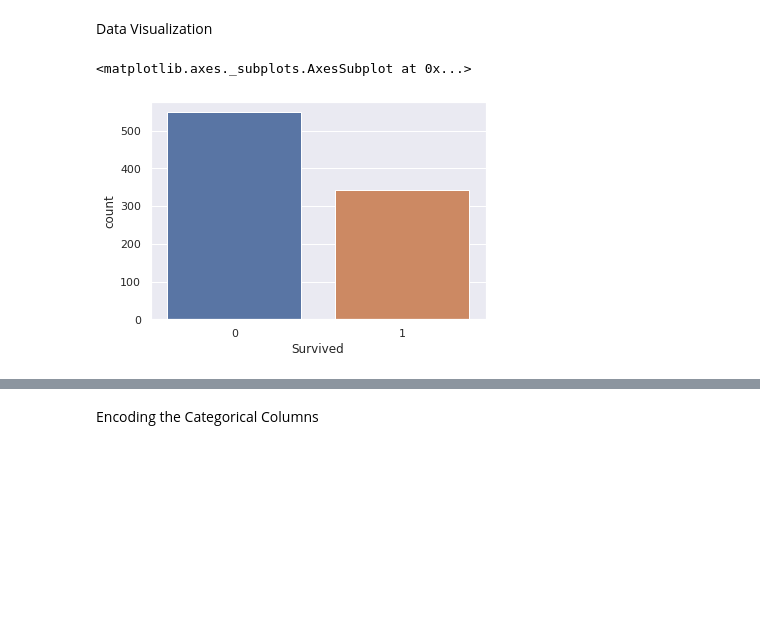
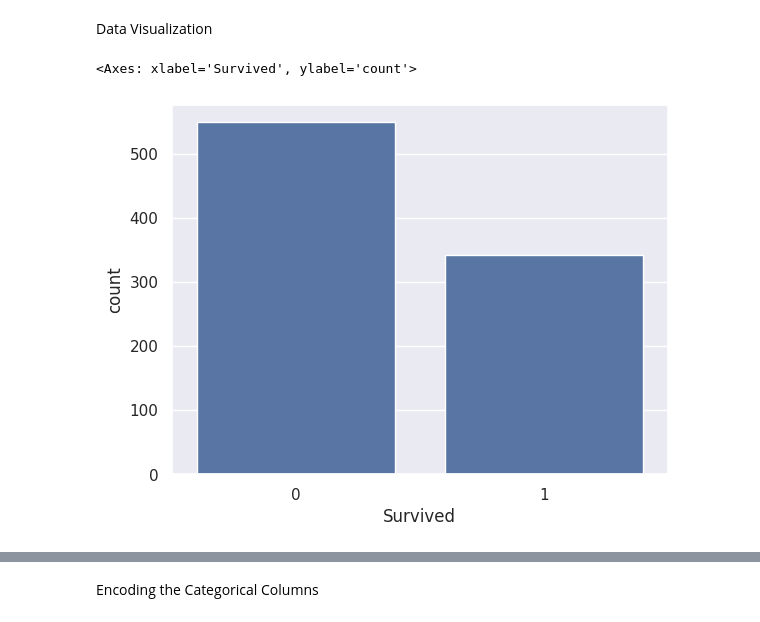
Before and after one commit to Sai4125/Titanic_Survival_Prediction, a Jupyter notebook: Project_15_Titanic_Survival_Prediction_using_Machine_Learning.ipynb, the cells around one changed output, grey strips where cells are left out. Cells and saved outputs as stored; diff of their text form; code cells hidden in the pictures; blank space fills up the shorter version.

```diff
--- a/Project_15_Titanic_Survival_Prediction_using_Machine_Learning.ipynb
+++ b/Project_15_Titanic_Survival_Prediction_using_Machine_Learning.ipynb
@@ -135,10 +138,10 @@ Data Visualization
 sns.set()
 # %%
 # making a count plot for "Survived" column
-sns.countplot('Survived', data=titanic_data)
+sns.countplot(x='Survived', data=titanic_data)
 # %% [output]
-<matplotlib.axes._subplots.AxesSubplot at 0x...>
+<Axes: xlabel='Survived', ylabel='count'>
-[figure, old version]
+[figure, new version]
 # %%
 titanic_data['Sex'].value_counts()
 # %% [output]
```
Also changed, not shown: parts of 22 cells of this notebook.
